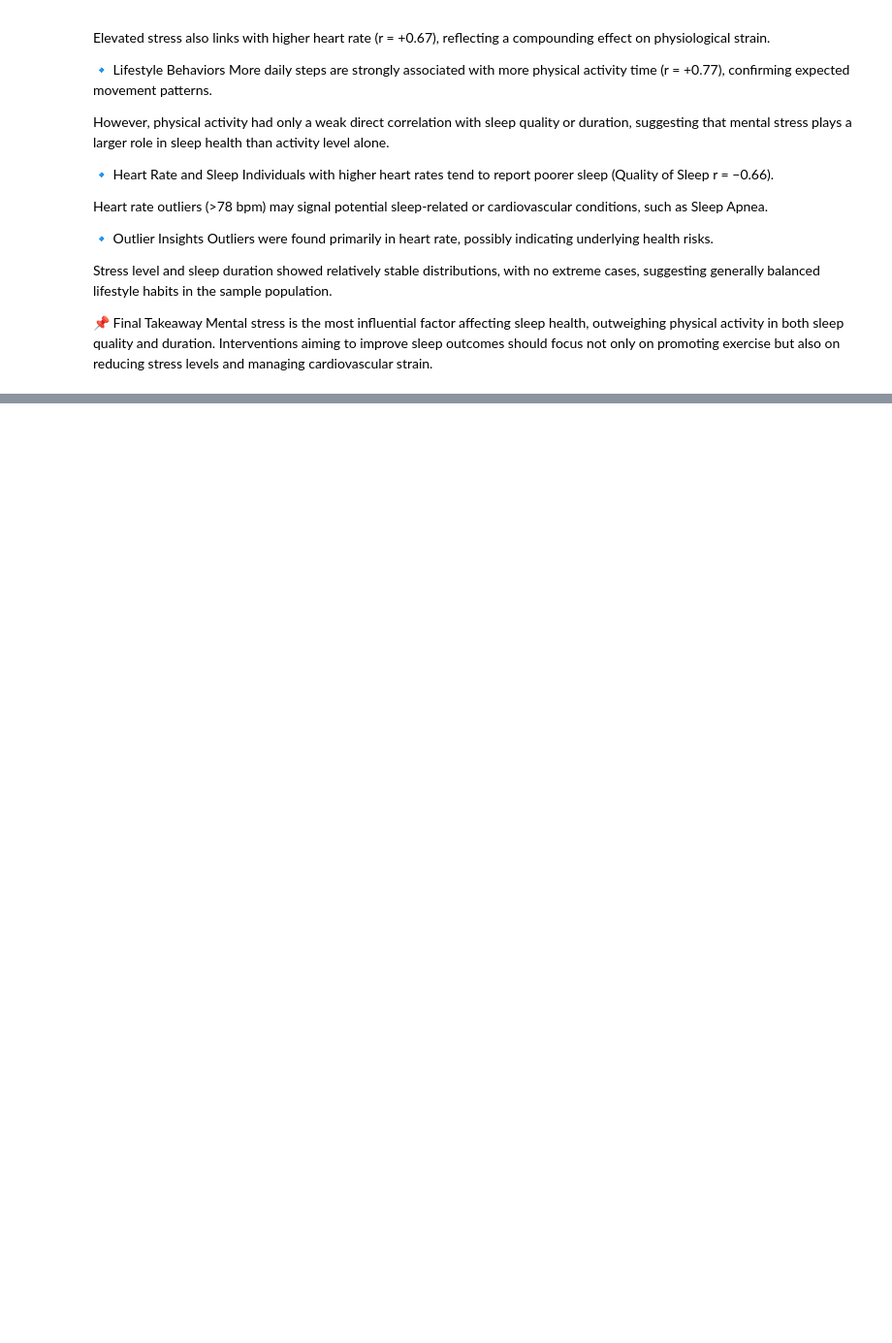
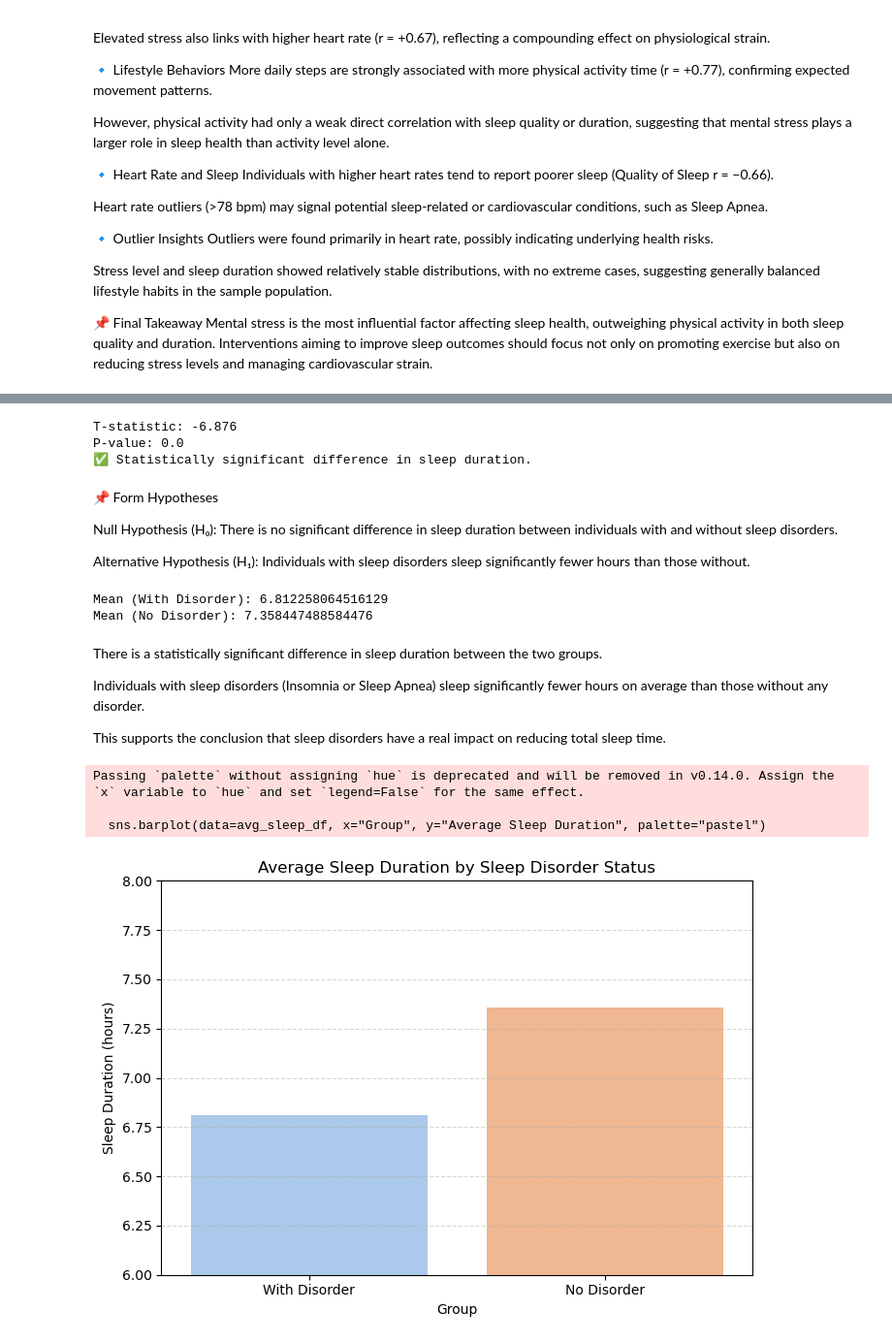
Before and after one commit to ElifSurucu/SleepSmart, a Jupyter notebook: Data_Analysis.ipynb, the cells around one changed output, grey strips where cells are left out. Shown at 97% size. Saved outputs shown, nothing was run; the diff lists cells and outputs as text; code cells hidden in the pictures; blank space fills up the shorter version.

Commit message:
inferential analysis Conclusion finished

```diff
--- a/Data_Analysis.ipynb
+++ b/Data_Analysis.ipynb
@@ -727,0 +748,68 @@ Mental stress is the most influential factor affecting sleep health, outweighing
+# %%
+#1. Do individuals with sleep disorders sleep significantly fewer hours than those without disorders?
+# Create binary group: Has Disorder vs None
+df_disorder = df[df['Sleep Disorder'].isin(['Insomnia', 'Sleep Apnea'])]
+df_none = df[df['Sleep Disorder'] == 'None']
+
+# Perform t-test
+t_stat, p_value = ttest_ind(df_disorder['Sleep Duration'], df_none['Sleep Duration'], equal_var=False)
+
+# Output results
+print("T-statistic:", round(t_stat, 3))
+print("P-value:", round(p_value, 4))
+
+# Interpretation
+if p_value < 0.05:
+    print("✅ Statistically significant difference in sleep duration.")
+else:
+    print("❌ No statistically significant difference in sleep duration.")
+# %% [output]
+T-statistic: -6.876
+P-value: 0.0
+✅ Statistically significant difference in sleep duration.
+# %% [markdown]
+📌 Form Hypotheses
+
+Null Hypothesis (H₀): There is no significant difference in sleep duration between individuals with and without sleep disorders.
+
+Alternative Hypothesis (H₁): Individuals with sleep disorders sleep significantly fewer hours than those without.
+# %%
+print("Mean (With Disorder):", df_disorder['Sleep Duration'].mean())
+print("Mean (No Disorder):", df_none['Sleep Duration'].mean())
+# %% [output]
+Mean (With Disorder): 6.812258064516129
+Mean (No Disorder): 7.358447488584476
+# %% [markdown]
+There is a statistically significant difference in sleep duration between the two groups.
+
+Individuals with sleep disorders (Insomnia or Sleep Apnea) sleep significantly fewer hours on average than those without any disorder.
+
+This supports the conclusion that sleep disorders have a real impact on reducing total sleep time.
+# %%
+# Create binary group: Has Disorder vs None
+df_disorder = df[df['Sleep Disorder'].isin(['Insomnia', 'Sleep Apnea'])]
+df_none = df[df['Sleep Disorder'] == 'None']
+
+# Prepare data
+avg_sleep = {
+    "With Disorder": df_disorder['Sleep Duration'].mean(),
+    "No Disorder": df_none['Sleep Duration'].mean()
+}
+
+# Convert to DataFrame for plotting
+avg_sleep_df = pd.DataFrame(list(avg_sleep.items()), columns=["Group", "Average Sleep Duration"])
+
+# Plot bar chart
+plt.figure(figsize=(7, 5))
+sns.barplot(data=avg_sleep_df, x="Group", y="Average Sleep Duration", palette="pastel")
+plt.title("Average Sleep Duration by Sleep Disorder Status")
+plt.ylabel("Sleep Duration (hours)")
+plt.ylim(6, 8)
+plt.grid(axis='y', linestyle='--', alpha=0.5)
+plt.tight_layout()
+plt.show()
+# %% [output]
+Passing `palette` without assigning `hue` is deprecated and will be removed in v0.14.0. Assign the `x` variable to `hue` and set `legend=False` for the same effect.
+
+  sns.barplot(data=avg_sleep_df, x="Group", y="Average Sleep Duration", palette="pastel")
+[figure, added]
```
Also changed, not shown: parts of 34 cells of this notebook.
